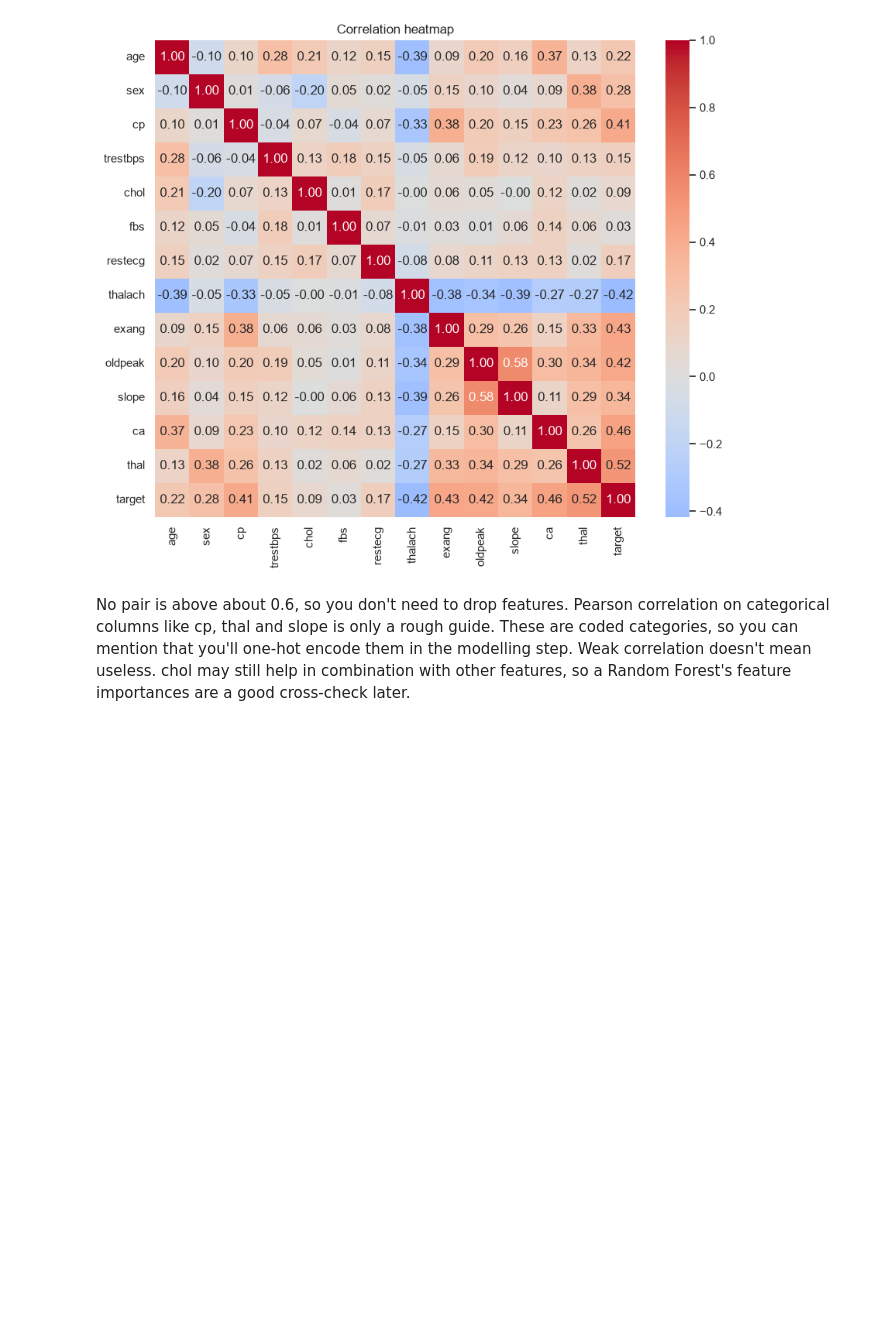
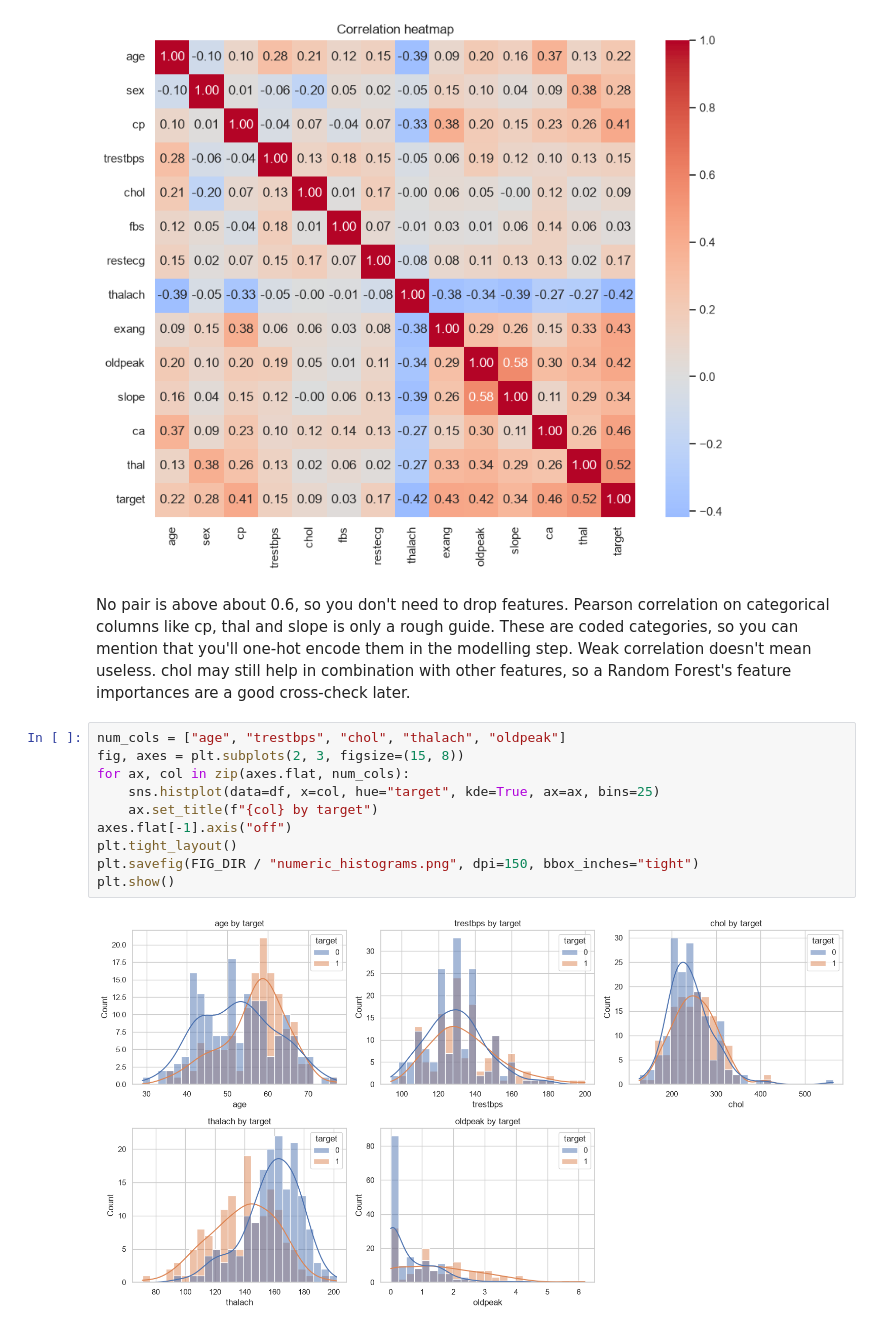
Before and after one commit to 2025ae05981-debug/heart-disease-mlops, a Jupyter notebook: notebooks/01_eda.ipynb, the cells around one changed output. Saved outputs shown, nothing was run; the diff lists cells and outputs as text; blank space fills up the shorter version.

Commit message:
Add EDA notebook and figures

```diff
--- a/notebooks/01_eda.ipynb
+++ b/notebooks/01_eda.ipynb
@@ -99,3 +99,15 @@ plt.show()
 No pair is above about 0.6, so you don't need to drop features.
 Pearson correlation on categorical columns like cp, thal and slope is only a rough guide. These are coded categories, so you can mention that you'll one-hot encode them in the modelling step.
 Weak correlation doesn't mean useless. chol may still help in combination with other features, so a Random Forest's feature importances are a good cross-check later.
+# %%
+num_cols = ["age", "trestbps", "chol", "thalach", "oldpeak"]
+fig, axes = plt.subplots(2, 3, figsize=(15, 8))
+for ax, col in zip(axes.flat, num_cols):
+    sns.histplot(data=df, x=col, hue="target", kde=True, ax=ax, bins=25)
+    ax.set_title(f"{col} by target")
+axes.flat[-1].axis("off")
+plt.tight_layout()
+plt.savefig(FIG_DIR / "numeric_histograms.png", dpi=150, bbox_inches="tight")
+plt.show()
+# %% [output]
+[figure, added]
```
Also changed, not shown: 1 other file.
